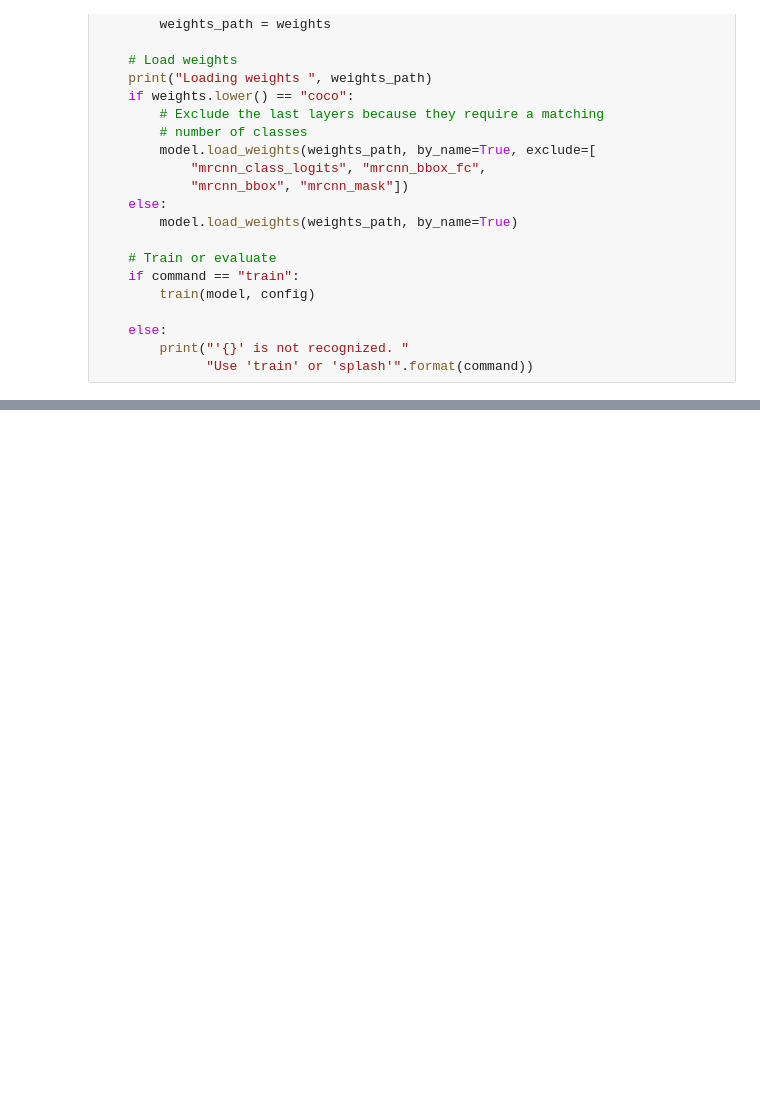
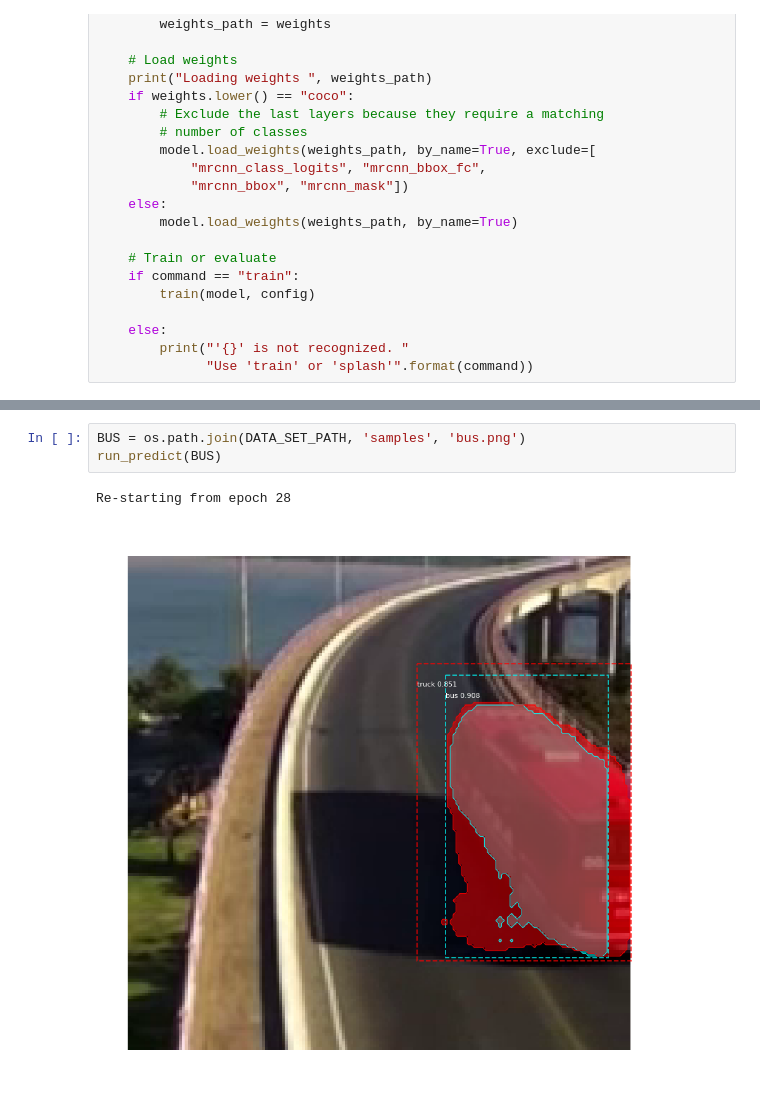
Before and after one commit to martinezger/vehicle-detection-rcnn, a Jupyter notebook: vehicle_detection.ipynb, the cells around one changed output, grey strips where cells are left out. Cells and saved outputs as stored; diff of their text form; blank space fills up the shorter version.

```diff
--- a/vehicle_detection.ipynb
+++ b/vehicle_detection.ipynb
@@ -347,0 +394,6 @@ display_instances(img, r['rois'], r['masks'], r['class_ids'], class_names, r['sc
+# %%
+BUS = os.path.join(DATA_SET_PATH, 'samples', 'bus.png')
+run_predict(BUS)
+# %% [output]
+Re-starting from epoch 28
+[figure, added]
```
Also changed, not shown: parts of 16 cells of this notebook.
